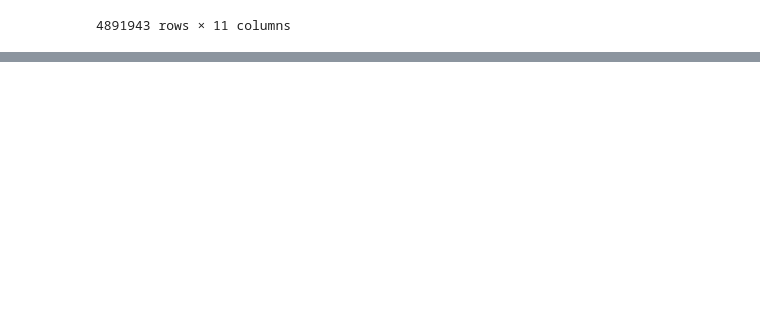
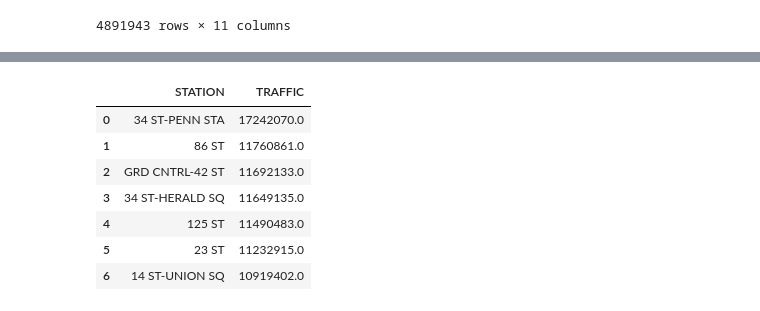
Before and after one commit to osmanGuler19/MTA_TURNSTILE, a Jupyter notebook: DS-1.ipynb, the cells around one changed output, grey strips where cells are left out. Drawn from its saved outputs; the diff is of its cells as text; code cells hidden in the pictures; blank space fills up the shorter version.

```diff
--- a/DS-1.ipynb
+++ b/DS-1.ipynb
@@ -311,0 +344,12 @@ mta.sort_values(by='TRAFFIC', ascending= False)
+# %%
+most_seven_station = pd.DataFrame(mta.groupby('STATION')['TRAFFIC'].sum().sort_values(ascending=False).reset_index())
+most_seven_station.head(7)
+# %% [output]
+|  | STATION | TRAFFIC |
+| 0 | 34 ST-PENN STA | 17242070.0 |
+| 1 | 86 ST | 11760861.0 |
+| 2 | GRD CNTRL-42 ST | 11692133.0 |
+| 3 | 34 ST-HERALD SQ | 11649135.0 |
+| 4 | 125 ST | 11490483.0 |
+| 5 | 23 ST | 11232915.0 |
+| 6 | 14 ST-UNION SQ | 10919402.0 |
```
Also changed, not shown: parts of 8 cells of this notebook.
